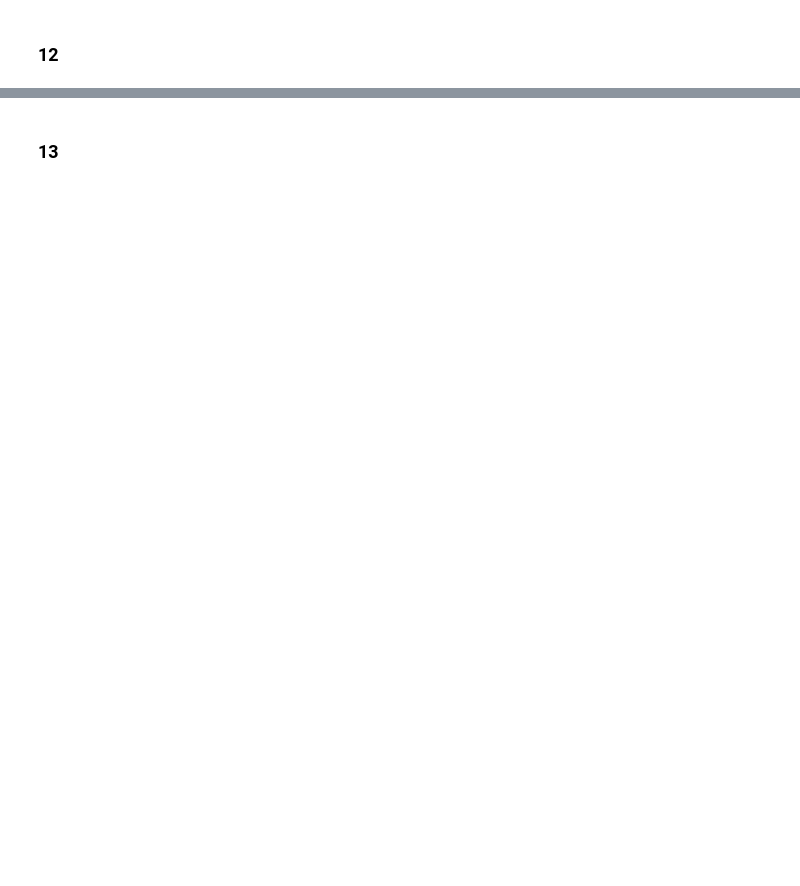
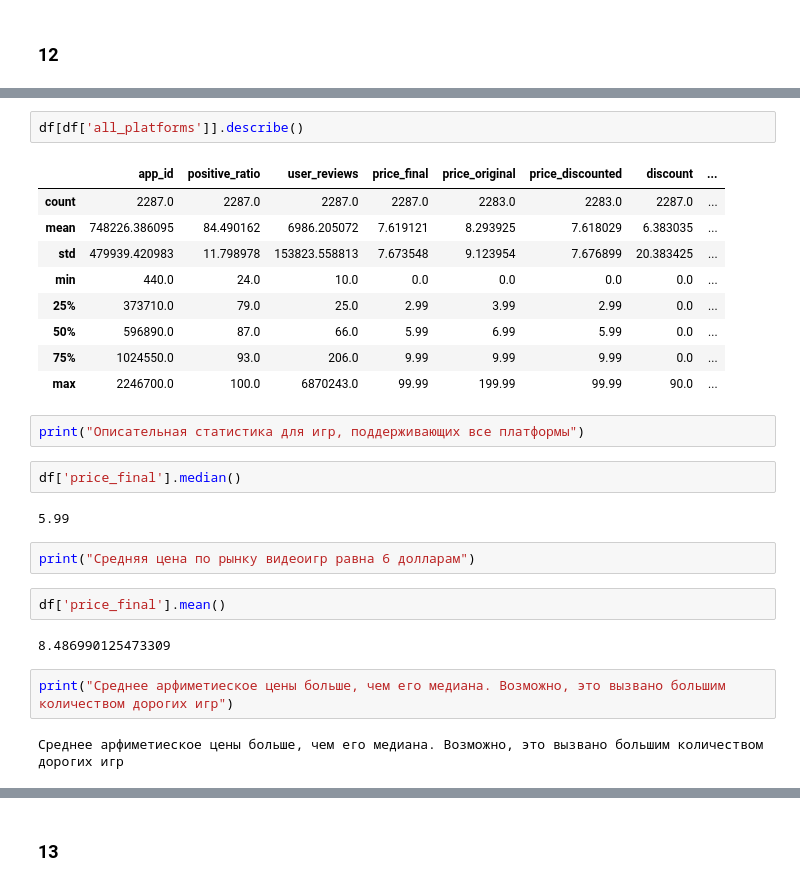
Before and after one commit to AKSUMRUS/DataAnalizeCSHSE2023, a Jupyter notebook: Games.ipynb, the cells around one changed output, grey strips where cells are left out. Drawn from its saved outputs; the diff is of its cells as text; blank space fills up the shorter version.

```diff
--- a/Games.ipynb
+++ b/Games.ipynb
@@ -400,0 +453,28 @@ display(df.describe())
+# %%
+df[df['all_platforms']].describe()
+# %% [output]
+|  | app_id | positive_ratio | user_reviews | price_final | price_original | price_discounted | discount | ... |
+| count | 2287.0 | 2287.0 | 2287.0 | 2287.0 | 2283.0 | 2283.0 | 2287.0 | ... |
+| mean | 748226.386095 | 84.490162 | 6986.205072 | 7.619121 | 8.293925 | 7.618029 | 6.383035 | ... |
+| std | 479939.420983 | 11.798978 | 153823.558813 | 7.673548 | 9.123954 | 7.676899 | 20.383425 | ... |
+| min | 440.0 | 24.0 | 10.0 | 0.0 | 0.0 | 0.0 | 0.0 | ... |
+| 25% | 373710.0 | 79.0 | 25.0 | 2.99 | 3.99 | 2.99 | 0.0 | ... |
+| 50% | 596890.0 | 87.0 | 66.0 | 5.99 | 6.99 | 5.99 | 0.0 | ... |
+| 75% | 1024550.0 | 93.0 | 206.0 | 9.99 | 9.99 | 9.99 | 0.0 | ... |
+| max | 2246700.0 | 100.0 | 6870243.0 | 99.99 | 199.99 | 99.99 | 90.0 | ... |
+# %%
+print("Описательная статистика для игр, поддерживающих все платформы")
+# %%
+df['price_final'].median()
+# %% [output]
+5.99
+# %%
+print("Средняя цена по рынку видеоигр равна 6 долларам")
+# %%
+df['price_final'].mean()
+# %% [output]
+8.486990125473309
+# %%
+print("Среднее арфиметиеское цены больше, чем его медиана. Возможно, это вызвано большим количеством дорогих игр")
+# %% [output]
+Среднее арфиметиеское цены больше, чем его медиана. Возможно, это вызвано большим количеством дорогих игр
```
Also changed, not shown: parts of 29 cells of this notebook.
